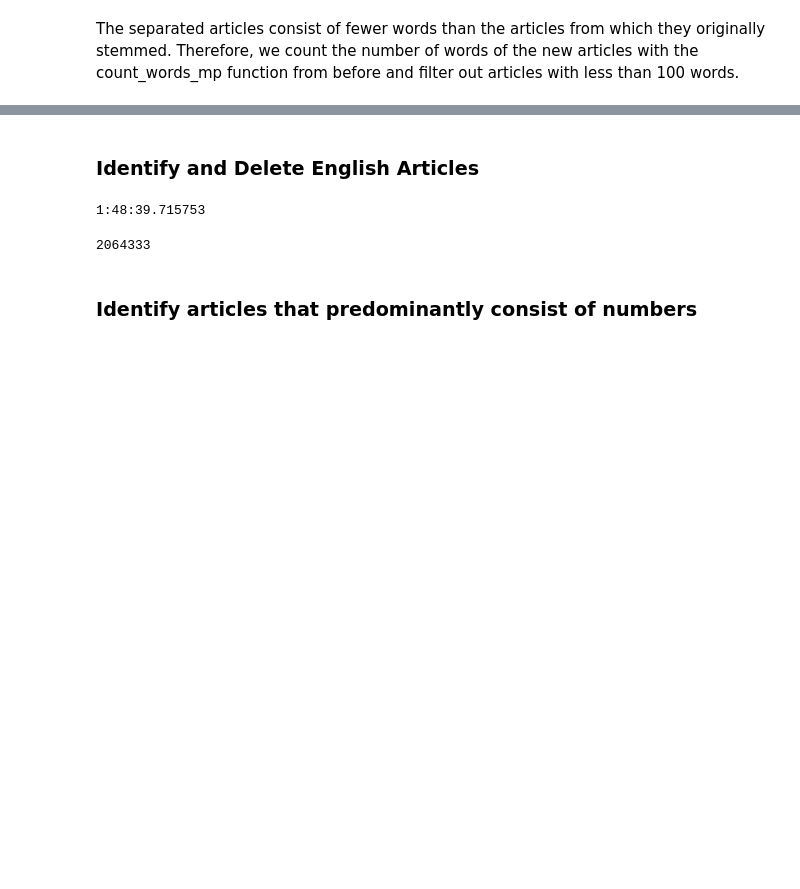
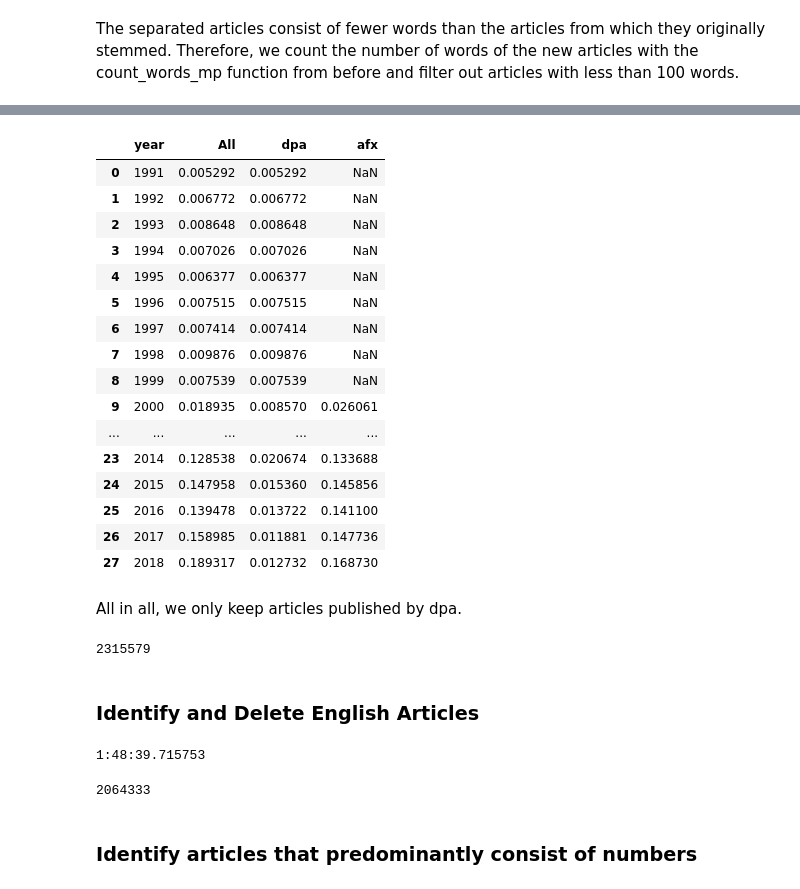
Before and after one commit to MashenkaOkuneva/newspaper_data_processing, a Jupyter notebook: dpa code/Dpa.ipynb, the cells around one changed output, grey strips where cells are left out. Saved outputs shown, nothing was run; the diff lists cells and outputs as text; code cells hidden in the pictures; blank space fills up the shorter version.

```diff
--- a/dpa code/Dpa.ipynb
+++ b/dpa code/Dpa.ipynb
@@ -291,0 +484,4 @@ print(len(data))
+# %%
+data = data[(data['rubrics']==u'wi') | (data['rubrics']==u'pl')]
+data.reset_index(inplace=True, drop=True)
+print(len(data))
@@ -291,0 +492,4 @@ print(len(data))
+# %%
+data = data[data['year']<2019]
+data.reset_index(inplace=True, drop=True)
+print(len(data))
@@ -336,10 +542,10 @@ mult_art.drop_duplicates(['texts'], keep = 'first', inplace=True)
 mult_art.reset_index(inplace=True, drop=True)
 # %%
 # delete 'mult_art' from the original data
-#data.drop(data[data['title'].str.contains(s_mult_art, na = False)].index, inplace=True)
-#data.drop(data[data['keywords'].str.contains(s_mult_art, na = False)].index, inplace=True)
-#data.drop(data[data['genre'].str.contains(s_mult_art, na = False)].index, inplace=True)
-#data.reset_index(inplace=True, drop=True)
+data.drop(data[data['title'].str.contains(s_mult_art, na = False)].index, inplace=True)
+data.drop(data[data['keywords'].str.contains(s_mult_art, na = False)].index, inplace=True)
+data.drop(data[data['genre'].str.contains(s_mult_art, na = False)].index, inplace=True)
+data.reset_index(inplace=True, drop=True)
 # %%
 # calculate chunck size
 chunk_size = int(mult_art.shape[0]/NUM_CORE)
@@ -422,3 +592,0 @@ Here are the articles we will deal with now. Mariia's first example is 23154, Ja
-# %%
-results['dpa_tag'] = dpa_tag_results
-results[(results['dpa_tag']=='yes') & (results.topic == 'WiPo') & (results['word_count']>=100)].head()
@@ -584,0 +681,44 @@ print(len(data))
+# %%
+# The proportion of articles with the keyword 'Konjunktur' in the whole dataset.
+Konjunktur_all_series = data[(data.keywords.str.contains('Konjunktur'))].groupby('year').nunique()['texts']/data[(data.topic == 'WiPo') | ((data.topic == 'afx') & (data.keywords.str.contains('Konjunktur')))].groupby('year').nunique()['texts']
+Konjunktur_all_df = Konjunktur_all_series.to_frame().reset_index()
+Konjunktur_all_df = Konjunktur_all_df.rename(columns = {"texts": "All"})
+# The proportion of articles with the keyword 'Konjunktur' in dpa dataset.
+Konjunktur_dpa_series = data[(data.keywords.str.contains('Konjunktur')) & (data.topic == 'WiPo')].groupby('year').nunique()['texts']/data[(data.topic == 'WiPo')].groupby('year').nunique()['texts']
+Konjunktur_dpa_df = Konjunktur_dpa_series.to_frame().reset_index()
+Konjunktur_dpa_df = Konjunktur_dpa_df.rename(columns = {"texts": "dpa"})
+# The proportion of articles with the keyword 'Konjunktur' in afx dataset.
+Konjunktur_afx_series = data[(data.keywords.str.contains('Konjunktur')) & (data.topic == 'afx')].groupby('year').nunique()['texts']/data[(data.topic == 'afx')].groupby('year').nunique()['texts']
+Konjunktur_afx_df = Konjunktur_afx_series.to_frame().reset_index()
+Konjunktur_afx_df = Konjunktur_afx_df.rename(columns = {"texts": "afx"})
+# The dataframe with the above mentioned datafames merged together.
+merged_df = Konjunktur_all_df.merge(Konjunktur_dpa_df, how = 'left', on = 'year')
+merged_df = merged_df.merge(Konjunktur_afx_df, how = 'left', on = 'year')
+merged_df
+# %% [output]
+|  | year | All | dpa | afx |
+| 0 | 1991 | 0.005292 | 0.005292 | NaN |
+| 1 | 1992 | 0.006772 | 0.006772 | NaN |
+| 2 | 1993 | 0.008648 | 0.008648 | NaN |
+| 3 | 1994 | 0.007026 | 0.007026 | NaN |
+| 4 | 1995 | 0.006377 | 0.006377 | NaN |
+| 5 | 1996 | 0.007515 | 0.007515 | NaN |
+| 6 | 1997 | 0.007414 | 0.007414 | NaN |
+| 7 | 1998 | 0.009876 | 0.009876 | NaN |
+| 8 | 1999 | 0.007539 | 0.007539 | NaN |
+| 9 | 2000 | 0.018935 | 0.008570 | 0.026061 |
+| ... | ... | ... | ... | ... |
+| 23 | 2014 | 0.128538 | 0.020674 | 0.133688 |
+| 24 | 2015 | 0.147958 | 0.015360 | 0.145856 |
+| 25 | 2016 | 0.139478 | 0.013722 | 0.141100 |
+| 26 | 2017 | 0.158985 | 0.011881 | 0.147736 |
+| 27 | 2018 | 0.189317 | 0.012732 | 0.168730 |
+# %% [markdown]
+All in all, we only keep articles published by dpa.
+# %%
+data = data[data.topic == 'WiPo']
+data = data.sort_values(['year', 'month', 'day'], ascending=[True, True, True]) # sort the data in chronological order
+data.reset_index(inplace=True, drop=True) # reset the index of the DataFrame
+print(len(data))
+# %% [output]
+2315579
```
Also changed, not shown: parts of 105 cells of this notebook, 1 other file.
